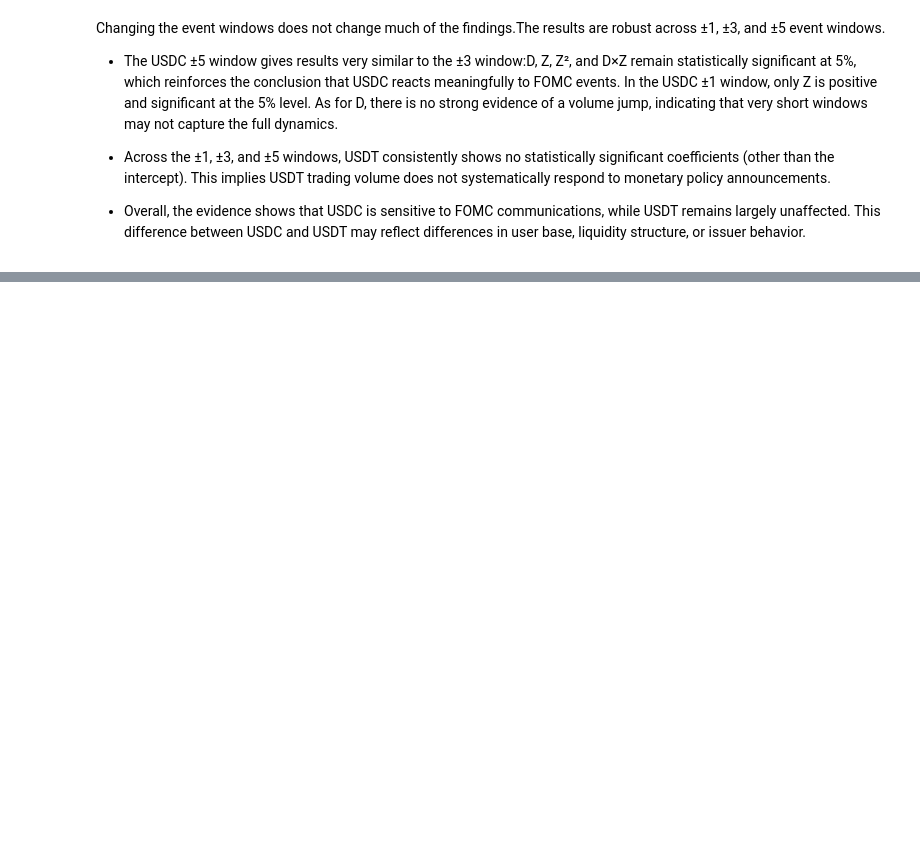
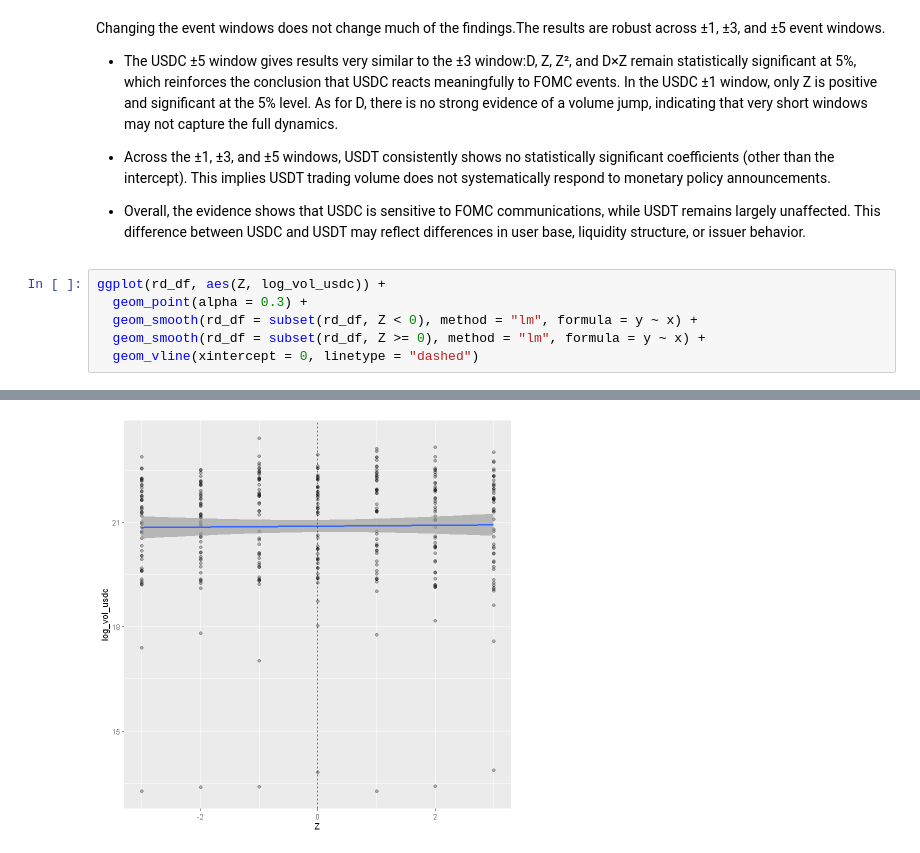
Before and after one commit to Speculatorrr/Stablecoin, a Jupyter notebook: project.ipynb, the cells around one changed output, grey strips where cells are left out. Cells and saved outputs as stored; diff of their text form; blank space fills up the shorter version.

Commit message:
plot

```diff
--- a/project.ipynb
+++ b/project.ipynb
@@ -482,3 +482,10 @@ In the USDC ±1 window, only Z is positive and significant at the 5% level. As f
 - Across the ±1, ±3, and ±5 windows, USDT consistently shows no statistically significant coefficients (other than the intercept). This implies USDT trading volume does not systematically respond to monetary policy announcements.
 
 - Overall, the evidence shows that USDC is sensitive to FOMC communications, while USDT remains largely unaffected. This difference between USDC and USDT may reflect differences in user base, liquidity structure, or issuer behavior.
+# %%
+ggplot(rd_df, aes(Z, log_vol_usdc)) +
+  geom_point(alpha = 0.3) +
+  geom_smooth(rd_df = subset(rd_df, Z < 0), method = "lm", formula = y ~ x) +
+  geom_smooth(rd_df = subset(rd_df, Z >= 0), method = "lm", formula = y ~ x) +
+  geom_vline(xintercept = 0, linetype = "dashed")
+# %% [output]
@@ -484,0 +496 @@ In the USDC ±1 window, only Z is positive and significant at the 5% level. As f
+[figure, added]
```
Also changed, not shown: parts of 5 cells of this notebook.
